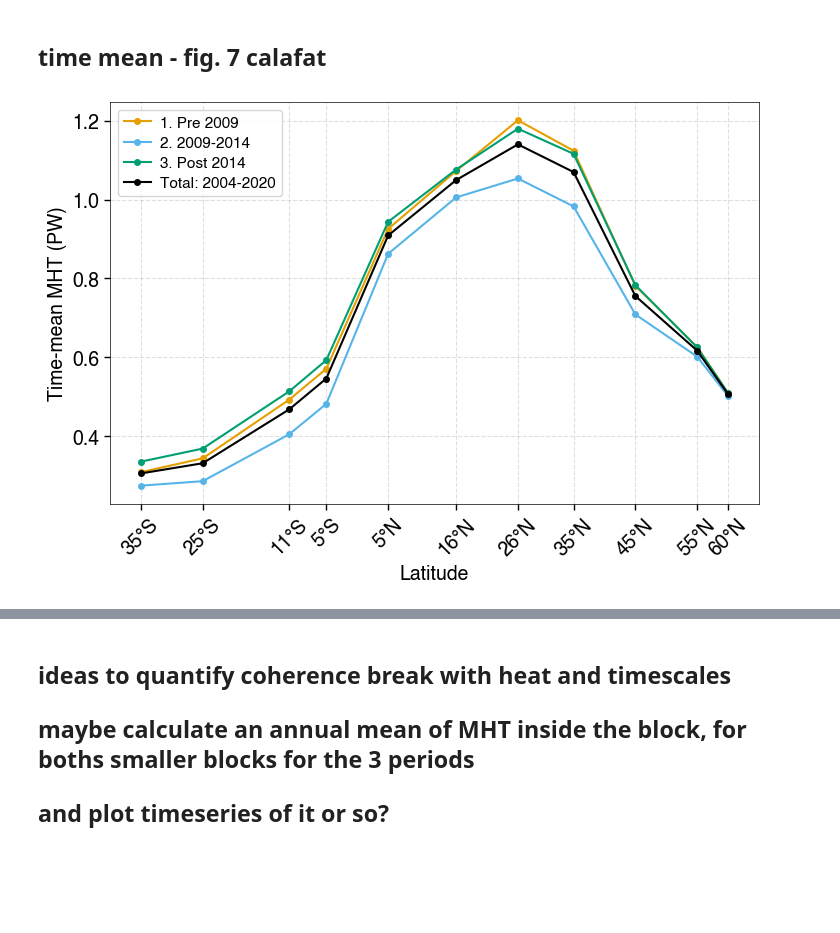
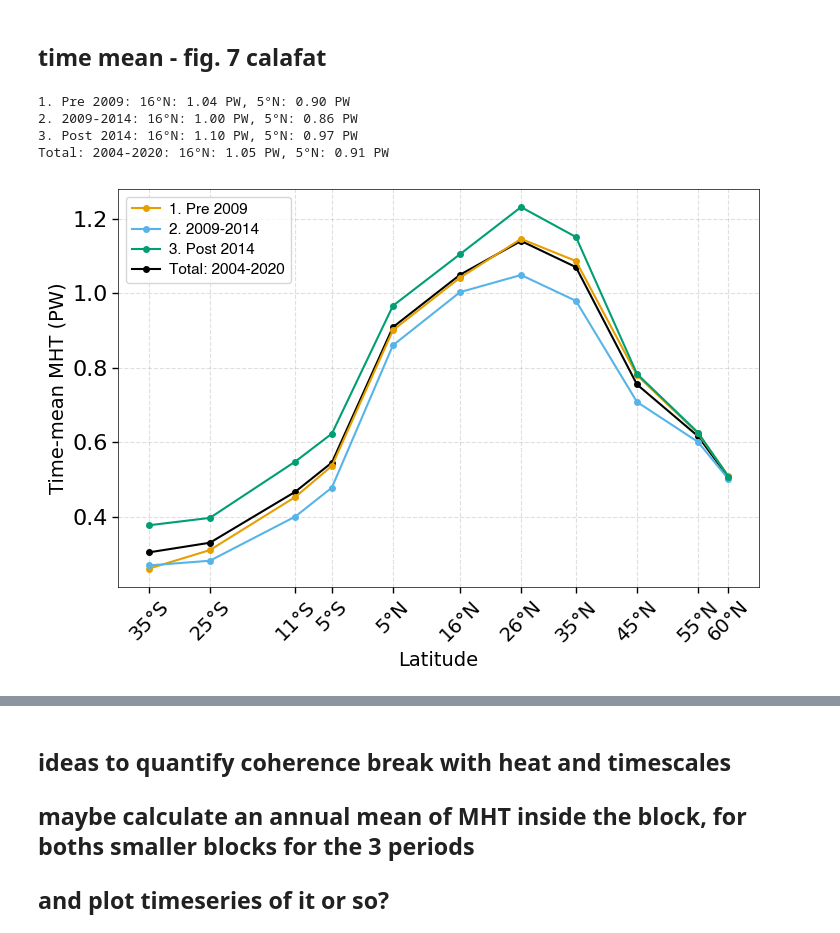
Before and after one commit to lea-dietz/masterthesis, a Jupyter notebook: coding/mht.ipynb, the cells around one changed output, grey strips where cells are left out. Drawn from its saved outputs; the diff is of its cells as text; code cells hidden in the pictures; blank space fills up the shorter version.

```diff
--- a/coding/mht.ipynb
+++ b/coding/mht.ipynb
@@ -763,8 +801,13 @@ ax.spines["bottom"].set_linewidth(0.5)
 
 for idx, (period_name, (year_start, year_end)) in enumerate(periods.items()):
     # print(period_name)
-    data_period = mht_detrended.sel(time=slice(year_start, year_end)).mean(dim="time")
+    # data_period = mht_detrended.sel(time=slice(year_start, year_end)).mean(dim="time")
+    data_period = mht_mean.sel(time=slice(year_start, year_end)).mean(dim="time")
     period_means[period_name] = data_period
+    if period_name == "total":
+        zorder=3
+    else:
+        zorder=5
 
     ax.plot(lats,
             data_period,
@@ -775,7 +818,17 @@ for idx, (period_name, (year_start, year_end)) in enumerate(periods.items()):
             linestyle="-",
             marker=".",
             markersize=8,
+            zorder=zorder
     )
+    # print value for 26°N :
+    idx_16 = np.where((lats == 16))[0][0]
+    idx_5 = np.where((lats == 5))[0][0]
+    # print(data_period)
+    period_16N = data_period.isel(lat=idx_16)
+    period_5N = data_period.isel(lat=idx_5)
+    print(f"{periods_labels[period_name]}: 16°N: {period_16N:.2f} PW, 5°N: {period_5N:.2f} PW")
+    # period_26N = data_period.isel(lat=idx_26)
+    # print(f"{periods_labels[period_name]}: 26°N: {period_26N:.2f} PW")
 
 # ax.errorbar(
 #     lats, mht_all_mean,
@@ -792,34 +845,38 @@ for idx, (period_name, (year_start, year_end)) in enumerate(periods.items()):
 #     label="BHM (2004–2020)",
 # )
 
 ax.set_ylabel("Time-mean MHT (PW)", fontsize=fontsize)
 ax.set_xlabel("Latitude", fontsize=fontsize)
 # ax.set_ylim(0.0, None)
 ax.set_xlim(-40, 65)
 
 xtick_pos    = [-35, -25, -11, -5,  5,  16, 26, 35, 45, 55, 60]
 xtick_labels = [i.replace(".0", "") for i in lat_labels[::-1]]
 ax.set_xticks(xtick_pos)
 ax.set_xticklabels(xtick_labels, fontsize=fontsize, rotation=45)
 ax.yaxis.set_major_locator(mticker.MultipleLocator(0.2))
 ax.tick_params(axis="both", which="major", length=4, width=1.0)
 
 legend = ax.legend(
     loc="upper left",
     frameon=True,
     fontsize=11,
     handlelength=1.8,
     handletextpad=0.6,
     labelspacing=0.4,
 )
 plt.grid(alpha=0.4, linestyle="--")
 plt.tight_layout()
 if SAVING:
     os.makedirs("figures/fig8/", exist_ok=True)
     plt.savefig("figures/fig8/3periods_total.pdf", dpi=300, bbox_inches="tight")
 plt.show()
 # %% [output]
+1. Pre 2009: 16°N: 1.04 PW, 5°N: 0.90 PW
+2. 2009-2014: 16°N: 1.00 PW, 5°N: 0.86 PW
+3. Post 2014: 16°N: 1.10 PW, 5°N: 0.97 PW
+Total: 2004-2020: 16°N: 1.05 PW, 5°N: 0.91 PW
-[figure, old version]
+[figure, new version]
 # %%
 # time mean period data stacked:
 stacked = xr.concat(period_means.values(), dim=pd.Index(period_means.keys(), name="period"))
```
Also changed, not shown: parts of 7 cells of this notebook, 37 other files.
